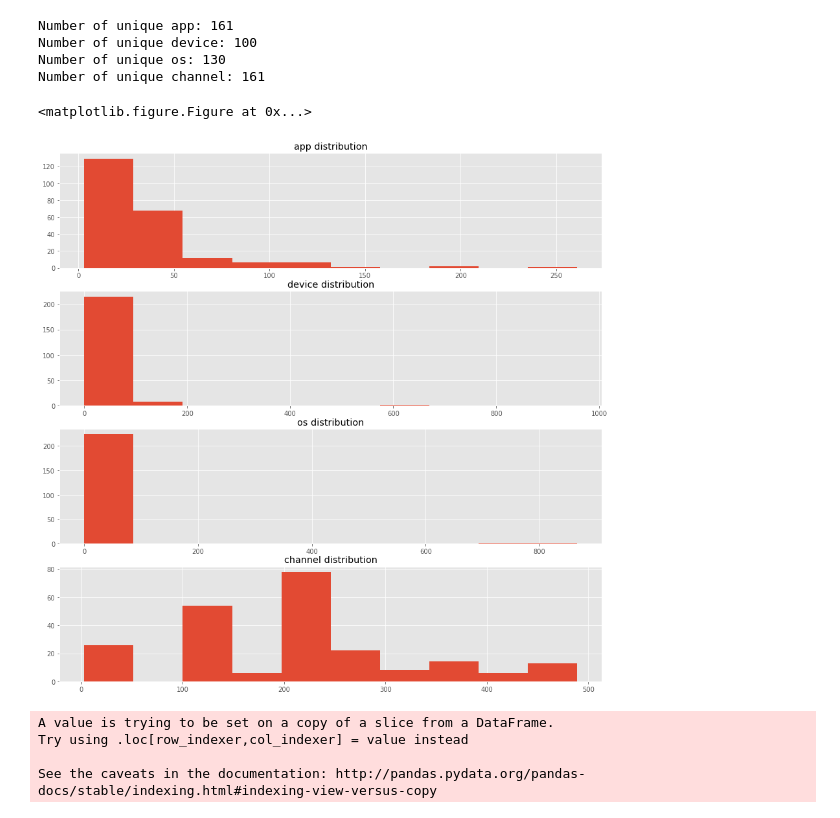
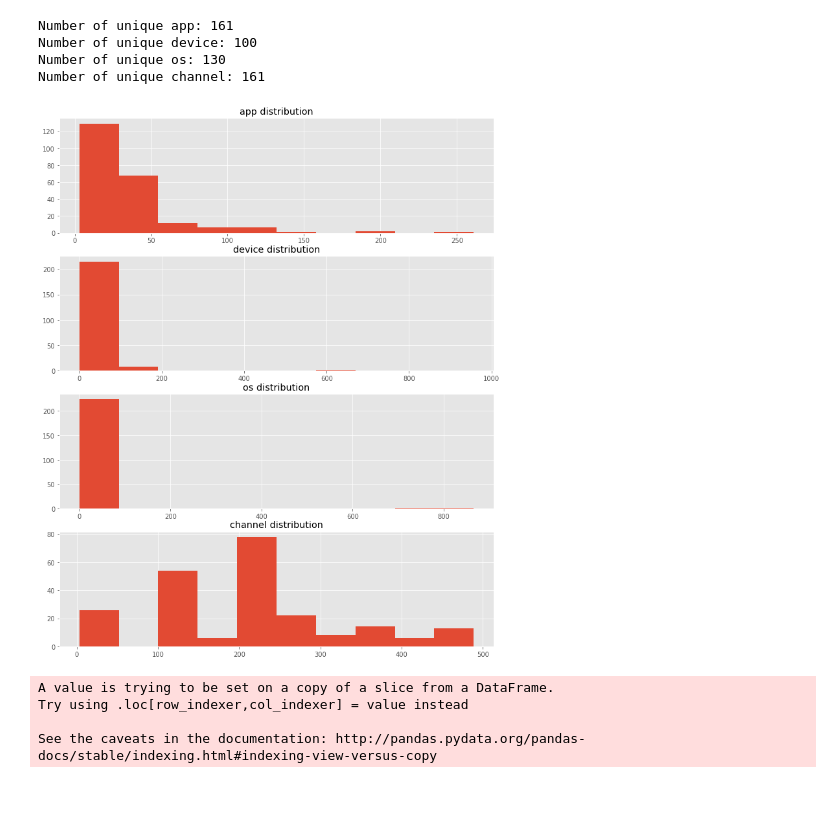
Before and after one commit to madhavthaker/AdTrackingFraudDetection, a Jupyter notebook: EDA.ipynb, the cells around one changed output. Saved outputs shown, nothing was run; the diff lists cells and outputs as text; code cells hidden in the pictures.

```diff
--- a/EDA.ipynb
+++ b/EDA.ipynb
@@ -76,19 +70,17 @@ Number of unique os: 130
 Number of unique channel: 161
 # %%
 n = 4
-plt.figure(figsize=(10,10))
-a = plt.subplots(4, 1,figsize=(15,15))[1].ravel()
+a = plt.subplots(4, 1,figsize=(12,15))[1].ravel()
 
 for ix, i in enumerate(["app","device","os","channel"]):
 
     a[ix].hist(train_sample[train_sample.is_attributed == 1][i])
     a[ix].set_title("{} distribution".format(i))
 
 
 plt.show()
 # %% [output]
-<matplotlib.figure.Figure at 0x...>
-[figure, old version]
+[figure, new version]
 # %%
 train_sample_target = train_sample[train_sample.is_attributed == 1]
 train_sample_target["time_diff"] = (train_sample_target.attributed_time - train_sample_target.click_time).dt.total_seconds()
```
Also changed, not shown: parts of 7 cells of this notebook.
